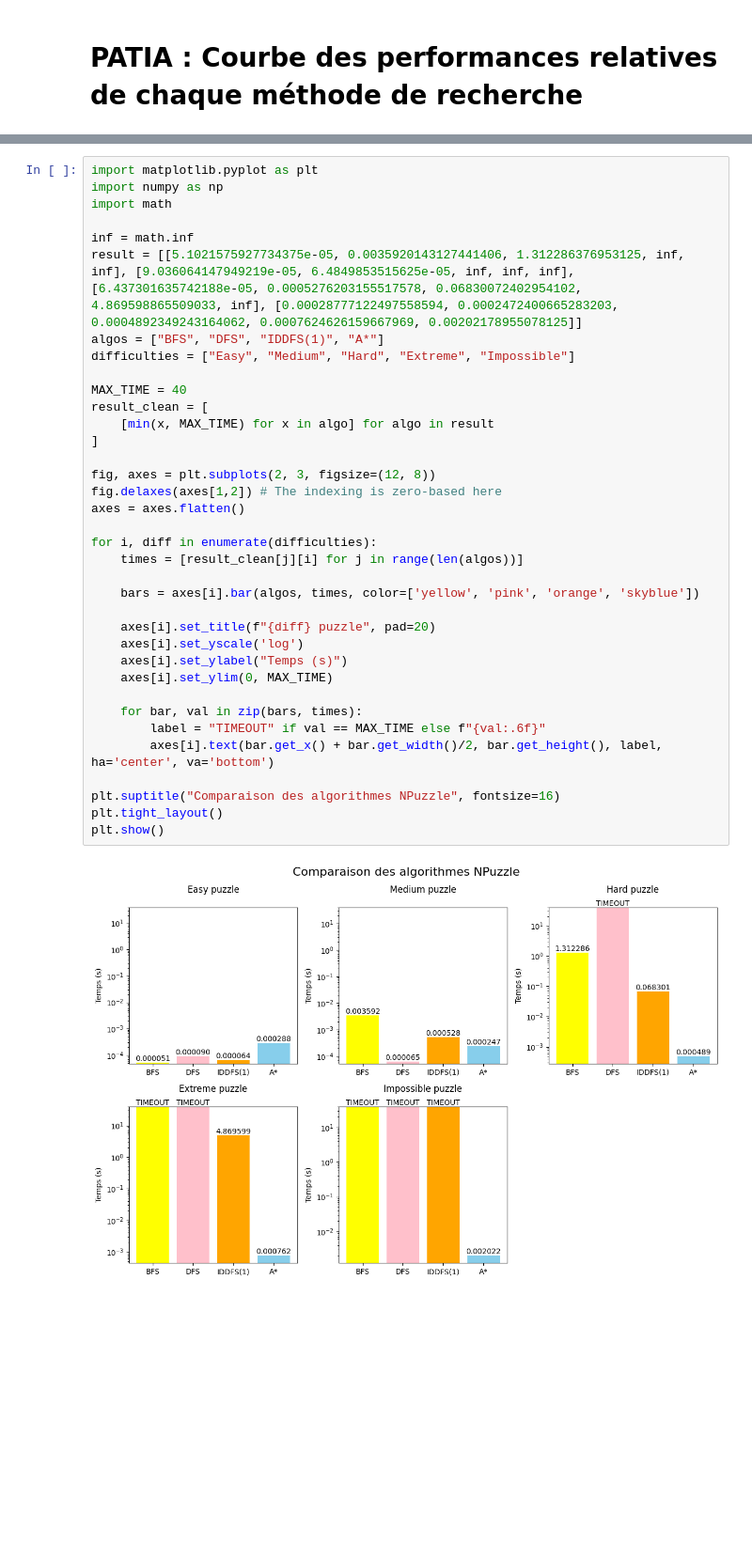
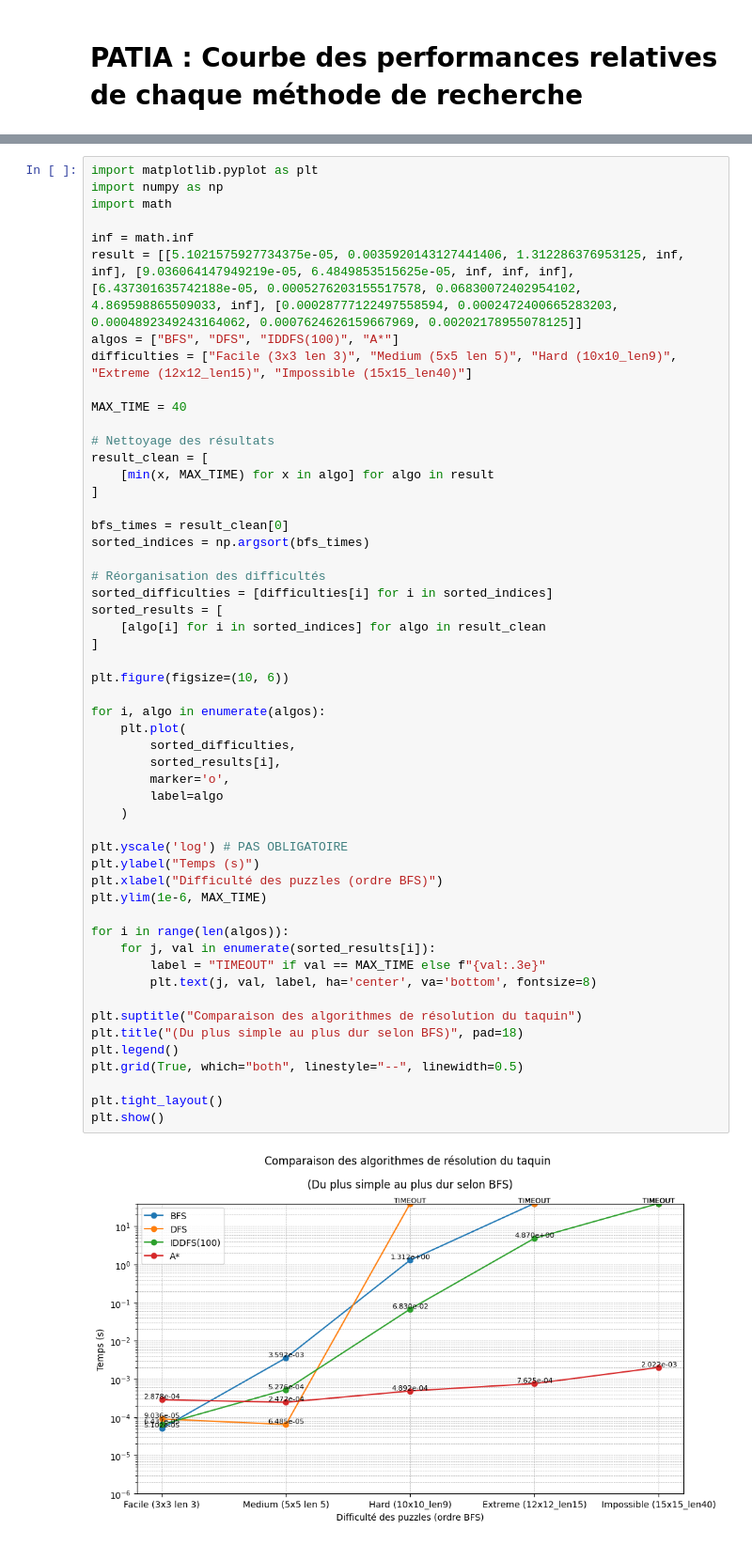
Before and after one commit to Deo-Favente/PATIA-Work, a Jupyter notebook: n-puzzle/graphics.ipynb, the cells around one changed output, grey strips where cells are left out. Shown at 94% size. Drawn from its saved outputs; the diff is of its cells as text; blank space fills up the shorter version.

Commit message:
Nettoyage rendu n-puzzle

```diff
--- a/n-puzzle/graphics.ipynb
+++ b/n-puzzle/graphics.ipynb
@@ -54,38 +68,55 @@ KeyboardInterrupt:
 # %%
 import matplotlib.pyplot as plt
 import numpy as np
 import math
 
 inf = math.inf
 result = [[5.1021575927734375e-05, 0.0035920143127441406, 1.312286376953125, inf, inf], [9.036064147949219e-05, 6.4849853515625e-05, inf, inf, inf], [6.437301635742188e-05, 0.0005276203155517578, 0.06830072402954102, 4.869598865509033, inf], [0.00028777122497558594, 0.0002472400665283203, 0.0004892349243164062, 0.0007624626159667969, 0.00202178955078125]]
-algos = ["BFS", "DFS", "IDDFS(1)", "A*"]
-difficulties = ["Easy", "Medium", "Hard", "Extreme", "Impossible"]
+algos = ["BFS", "DFS", "IDDFS(100)", "A*"]
+difficulties = ["Facile (3x3 len 3)", "Medium (5x5 len 5)", "Hard (10x10_len9)", "Extreme (12x12_len15)", "Impossible (15x15_len40)"]
 
 MAX_TIME = 40
+
+# Nettoyage des résultats
 result_clean = [
     [min(x, MAX_TIME) for x in algo] for algo in result
 ]
 
-fig, axes = plt.subplots(2, 3, figsize=(12, 8))
-fig.delaxes(axes[1,2]) # The indexing is zero-based here
-axes = axes.flatten()
+bfs_times = result_clean[0]
+sorted_indices = np.argsort(bfs_times)
 
-for i, diff in enumerate(difficulties):
-    times = [result_clean[j][i] for j in range(len(algos))]
+# Réorganisation des difficultés
+sorted_difficulties = [difficulties[i] for i in sorted_indices]
+sorted_results = [
+    [algo[i] for i in sorted_indices] for algo in result_clean
+]
 
-    bars = axes[i].bar(algos, times, color=['yellow', 'pink', 'orange', 'skyblue'])
+plt.figure(figsize=(10, 6))
 
-    axes[i].set_title(f"{diff} puzzle", pad=20)
-    axes[i].set_yscale('log')
-    axes[i].set_ylabel("Temps (s)")
-    axes[i].set_ylim(0, MAX_TIME)
+for i, algo in enumerate(algos):
+    plt.plot(
+        sorted_difficulties,
+        sorted_results[i],
+        marker='o',
+        label=algo
+    )
 
-    for bar, val in zip(bars, times):
-        label = "TIMEOUT" if val == MAX_TIME else f"{val:.6f}"
-        axes[i].text(bar.get_x() + bar.get_width()/2, bar.get_height(), label, ha='center', va='bottom')
+plt.yscale('log') # PAS OBLIGATOIRE
+plt.ylabel("Temps (s)")
+plt.xlabel("Difficulté des puzzles (ordre BFS)")
+plt.ylim(1e-6, MAX_TIME)
 
-plt.suptitle("Comparaison des algorithmes NPuzzle", fontsize=16)
+for i in range(len(algos)):
+    for j, val in enumerate(sorted_results[i]):
+        label = "TIMEOUT" if val == MAX_TIME else f"{val:.3e}"
+        plt.text(j, val, label, ha='center', va='bottom', fontsize=8)
+
+plt.suptitle("Comparaison des algorithmes de résolution du taquin")
+plt.title("(Du plus simple au plus dur selon BFS)", pad=18)
+plt.legend()
+plt.grid(True, which="both", linestyle="--", linewidth=0.5)
+
 plt.tight_layout()
 plt.show()
 # %% [output]
-[figure, old version]
+[figure, new version]
```
Also changed, not shown: parts of 2 cells of this notebook, 3 other files.
